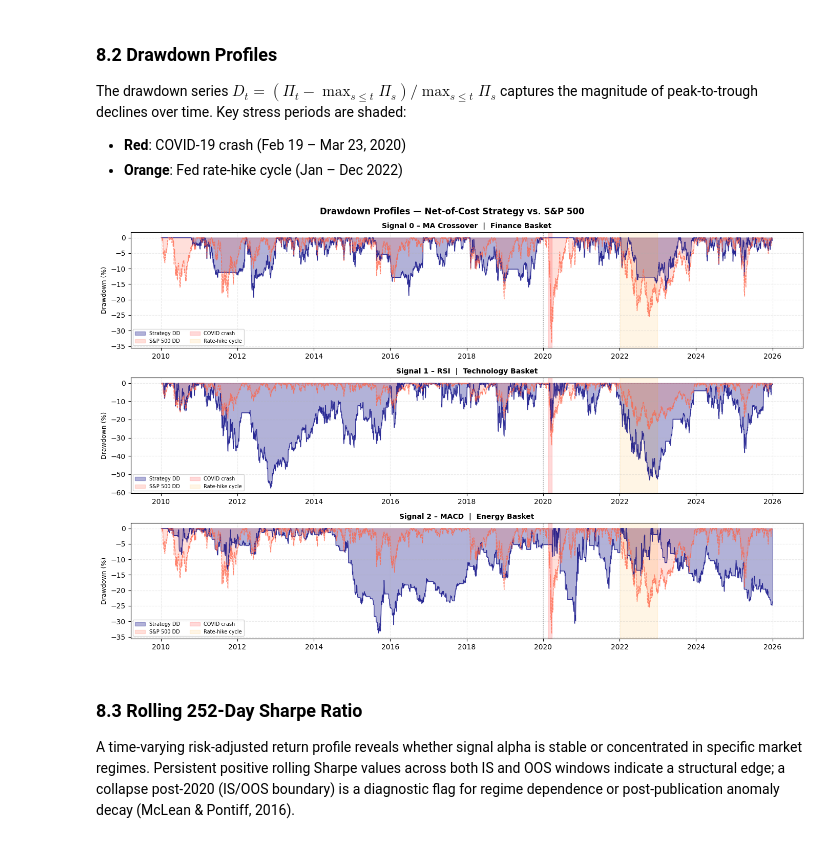
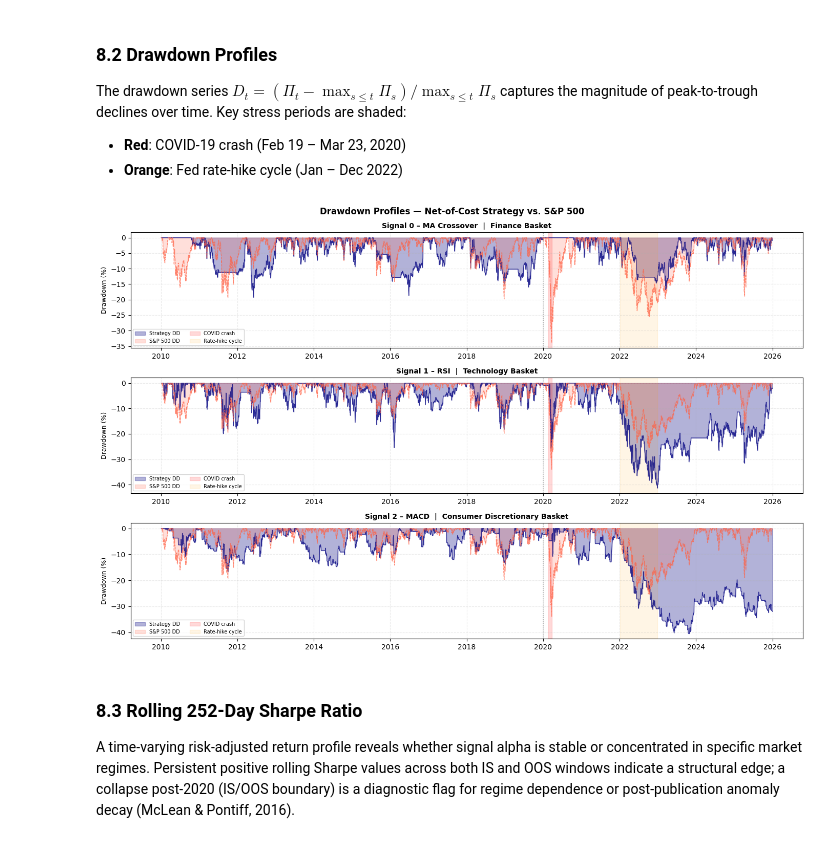
Before and after one commit to daan1shh/Computational-Finance, a Jupyter notebook: research_notebook_Daanish.ipynb, the cells around one changed output. Drawn from its saved outputs; the diff is of its cells as text; code cells hidden in the pictures.

```diff
--- a/research_notebook_Daanish.ipynb
+++ b/research_notebook_Daanish.ipynb
@@ -255,8 +255,8 @@ Each basket is downloaded and cached to `data/finance.csv`, `data/tech_amd_crm.c
 import os, pathlib
 
 FINANCE_TICKERS  = ['BRK-B', 'JPM']
-TECH_TICKERS     = ['AMD', 'CRM']
-ENERGY_TICKERS   = ['XOM', 'CVX']
+TECH_TICKERS     = ['QCOM', 'CRM']
+CONSUMER_TICKERS = ['HD', 'LOW']
 
 IS_END    = '2019-12-31'
 OOS_START = '2020-01-01'
@@ -295,18 +295,18 @@ def _load_basket(tickers_list, csv_name, start='2010-01-01', end='2025-12-31'):
     df.index = pd.to_datetime(df.index)
     return df
 
-df_finance = _load_basket(FINANCE_TICKERS, 'finance.csv')
-df_tech    = _load_basket(TECH_TICKERS,    'tech_amd_crm.csv')
-df_energy  = _load_basket(ENERGY_TICKERS,  'energy.csv')
+df_finance  = _load_basket(FINANCE_TICKERS,  'finance.csv')
+df_tech     = _load_basket(TECH_TICKERS,     'tech_qcom_crm.csv')
+df_consumer = _load_basket(CONSUMER_TICKERS, 'consumer.csv')
 
 def _split(df):
     is_  = df[df.index <= IS_END]
     oos_ = df[df.index >= OOS_START]
     return is_, oos_
 
-df_finance_is, df_finance_oos = _split(df_finance)
-df_tech_is,    df_tech_oos    = _split(df_tech)
-df_energy_is,  df_energy_oos  = _split(df_energy)
+df_finance_is,  df_finance_oos  = _split(df_finance)
+df_tech_is,     df_tech_oos     = _split(df_tech)
+df_consumer_is, df_consumer_oos = _split(df_consumer)
 
 spx_csv = data_dir / 'spx.csv'
 if spx_csv.exists():
@@ -317,7 +317,7 @@ else:
     df_spx.to_csv(spx_csv)
 df_spx.index = pd.to_datetime(df_spx.index)
 
-print(f'\nBasket shapes  Finance: {df_finance.shape}  Tech: {df_tech.shape}  Energy: {df_energy.shape}')
+print(f'\nBasket shapes  Finance: {df_finance.shape}  Tech: {df_tech.shape}  Consumer: {df_consumer.shape}')
 print(f'IS window  : {df_finance_is.index[0].date()} - {df_finance_is.index[-1].date()} ({len(df_finance_is)} days)')
 print(f'OOS window : {df_finance_oos.index[0].date()} - {df_finance_oos.index[-1].date()} ({len(df_finance_oos)} days)')
 # %% [output]
@@ -432,7 +433,7 @@ _best_rsi_params = max(rsi_grid_results,
                        key=lambda x: x[1] if not (x[1] != x[1]) else -1e9)[0]
 print(f'Signal 1 - RSI           |  best IS params: {_best_rsi_params}')
 
-# Signal 2: MACD — Energy basket (XOM, CVX)
+# Signal 2: MACD — Consumer Discretionary basket (HD, LOW)
 # Grid is widened so the IS-optimal parameters sit interior to the search
 # space (boundary optima are evidence of under-exploration).
 macd_fast_grid = [8, 10, 12, 15, 18, 20, 24]
@@ -445,7 +446,7 @@ for fs in macd_fast_grid:
         if fs >= sl:
             continue
         for sg in macd_sig_grid:
-            score = basket_sortino(module.macd_signal, df_energy_is,
+            score = basket_sortino(module.macd_signal, df_consumer_is,
                                    fast_span=fs, slow_span=sl, signal_span=sg)
             macd_grid_results.append(({'fast_span': fs, 'slow_span': sl,
                                        'signal_span': sg}, score))
@@ -792,9 +793,9 @@ g_ma_oos, n_ma_oos = basket_portfolio_value(module.ma_signal,    df_finance_oos,
 g_rsi_is,  n_rsi_is  = basket_portfolio_value(module.rsi_signal, df_tech_is,        _best_rsi_params)
 g_rsi_oos, n_rsi_oos = basket_portfolio_value(module.rsi_signal, df_tech_oos,       _best_rsi_params)
 
-# Industrials – MACD
-g_zs_is,  n_zs_is  = basket_portfolio_value(module.macd_signal, df_energy_is,  _best_macd_params)
-g_zs_oos, n_zs_oos = basket_portfolio_value(module.macd_signal, df_energy_oos, _best_macd_params)
+# Consumer Discretionary – MACD
+g_zs_is,  n_zs_is  = basket_portfolio_value(module.macd_signal, df_consumer_is,  _best_macd_params)
+g_zs_oos, n_zs_oos = basket_portfolio_value(module.macd_signal, df_consumer_oos, _best_macd_params)
 
 spx_is  = _spx_slice(df_finance_is)
 spx_oos = _spx_slice(df_finance_oos)
@@ -806,7 +807,7 @@ print('=' * 50)
 for name, n_is, n_oos in [
     ('Signal 0 – MA Crossover  |  Finance',       n_ma_is,  n_ma_oos),
     ('Signal 1 – RSI           |  Technology',    n_rsi_is, n_rsi_oos),
-    ('Signal 2 – MACD          |  Energy',   n_zs_is,  n_zs_oos),
+    ('Signal 2 – MACD          |  Consumer Discretionary', n_zs_is,  n_zs_oos),
 ]:
     full_metrics(n_is,  spx_is,  f'{name}  —  IN-SAMPLE  (2010–2019)')
     full_metrics(n_oos, spx_oos, f'{name}  —  OUT-OF-SAMPLE  (2020–2025)')
@@ -863,8 +864,8 @@ panels = [
      'Signal 0 – MA Crossover\nFinance Basket'),
     (axes[1], df_tech_is,         df_tech_oos,         n_rsi_is, n_rsi_oos,
      'Signal 1 – RSI\nTechnology Basket'),
-    (axes[2], df_energy_is,  df_energy_oos,  n_zs_is,  n_zs_oos,
-     'Signal 2 – MACD\nEnergy Basket'),
+    (axes[2], df_consumer_is,  df_consumer_oos,  n_zs_is,  n_zs_oos,
+     'Signal 2 – MACD\nConsumer Discretionary Basket'),
 ]
 
 for ax, df_is_, df_oos_, n_is_, n_oos_, title in panels:
@@ -919,8 +920,8 @@ panels_dd = [
      'Signal 0 – MA Crossover  |  Finance Basket'),
     (axes[1], df_tech_is,         df_tech_oos,         n_rsi_is, n_rsi_oos,
      'Signal 1 – RSI  |  Technology Basket'),
-    (axes[2], df_energy_is,  df_energy_oos,  n_zs_is,  n_zs_oos,
-     'Signal 2 – MACD  |  Energy Basket'),
+    (axes[2], df_consumer_is,  df_consumer_oos,  n_zs_is,  n_zs_oos,
+     'Signal 2 – MACD  |  Consumer Discretionary Basket'),
 ]
 
 covid_start = pd.Timestamp('2020-02-19')
@@ -933,34 +934,34 @@ for ax, df_is_, df_oos_, n_is_, n_oos_, title in panels_dd:
     dates_oos = df_oos_.index.to_numpy()
     dates_all = np.concatenate([dates_is, dates_oos])
 
     n_all   = np.concatenate([n_is_,  n_oos_  / n_oos_[0]  * n_is_[-1]])
     spx_all = np.concatenate([_spx_slice(df_is_),
                                _spx_slice(df_oos_) / _spx_slice(df_oos_)[0]
                                * _spx_slice(df_is_)[-1]])
 
     dd_strat = module.compute_drawdown_series(n_all) * 100
     dd_spx   = module.compute_drawdown_series(spx_all) * 100
 
     ax.fill_between(dates_all, dd_strat, 0, color='navy',   alpha=0.30, label='Strategy DD')
     ax.fill_between(dates_all, dd_spx,   0, color='tomato', alpha=0.20, label='S&P 500 DD')
     ax.plot(dates_all, dd_strat, color='navy',   lw=0.9, alpha=0.7)
     ax.plot(dates_all, dd_spx,   color='tomato', lw=0.9, alpha=0.7, linestyle='--')
 
     ax.axvspan(covid_start, covid_end, alpha=0.15, color='red',    label='COVID crash')
     ax.axvspan(hike_start,  hike_end,  alpha=0.10, color='orange', label='Rate-hike cycle')
     ax.axvline(pd.Timestamp(OOS_START), color='grey', lw=1.1, linestyle=':', alpha=0.8)
 
     ax.set_title(title, fontsize=10, fontweight='bold')
     ax.set_ylabel('Drawdown (%)', fontsize=9)
     ax.xaxis.set_major_formatter(mdates.DateFormatter('%Y'))
     ax.xaxis.set_major_locator(mdates.YearLocator(2))
     ax.legend(fontsize=7, loc='lower left', ncol=2)
     ax.grid(True, alpha=0.25, linestyle='--')
 
 plt.tight_layout()
 plt.show()
 # %% [output]
-[figure, old version]
+[figure, new version]
 # %% [markdown]
 ### 8.3 Rolling 252-Day Sharpe Ratio
 
```
Also changed, not shown: parts of 18 cells of this notebook, 5 other files.
